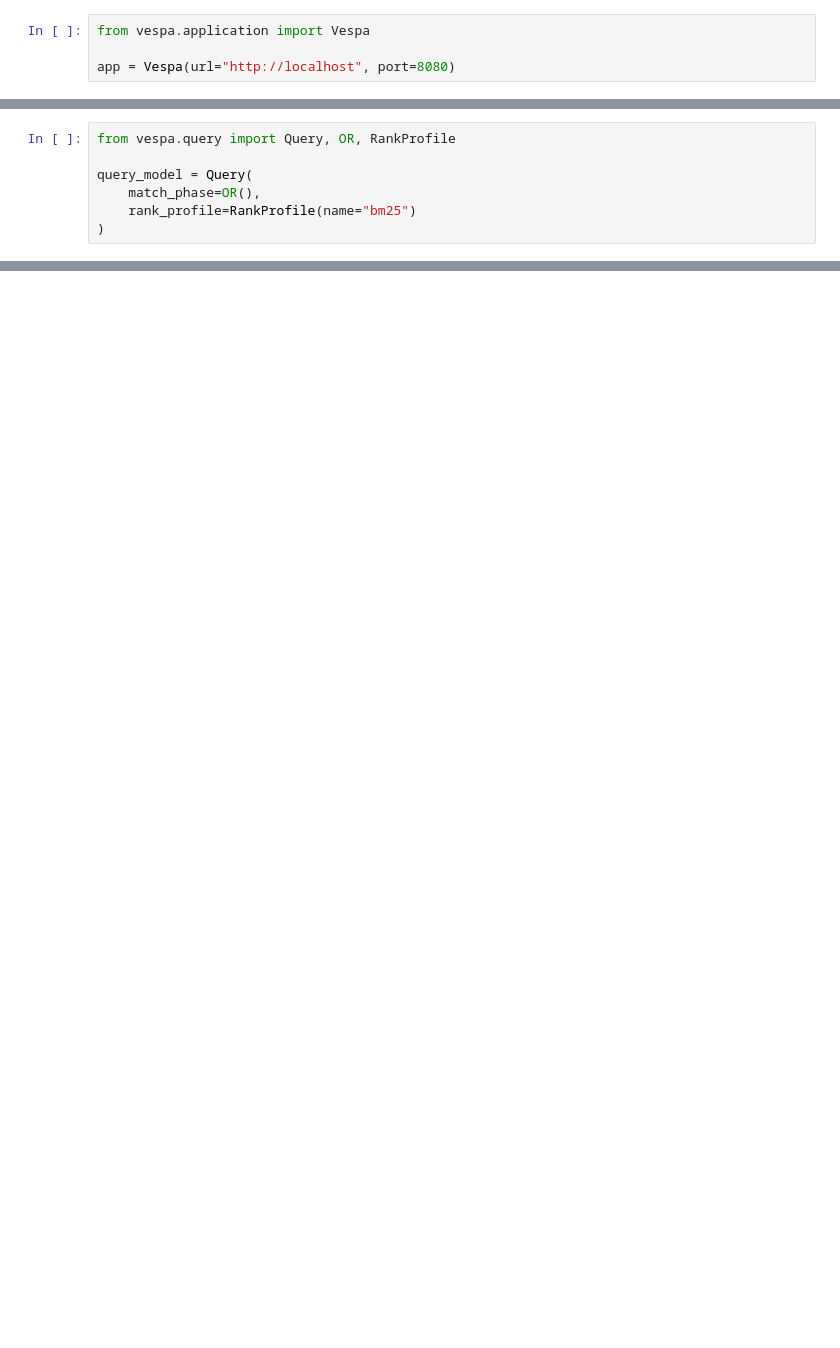
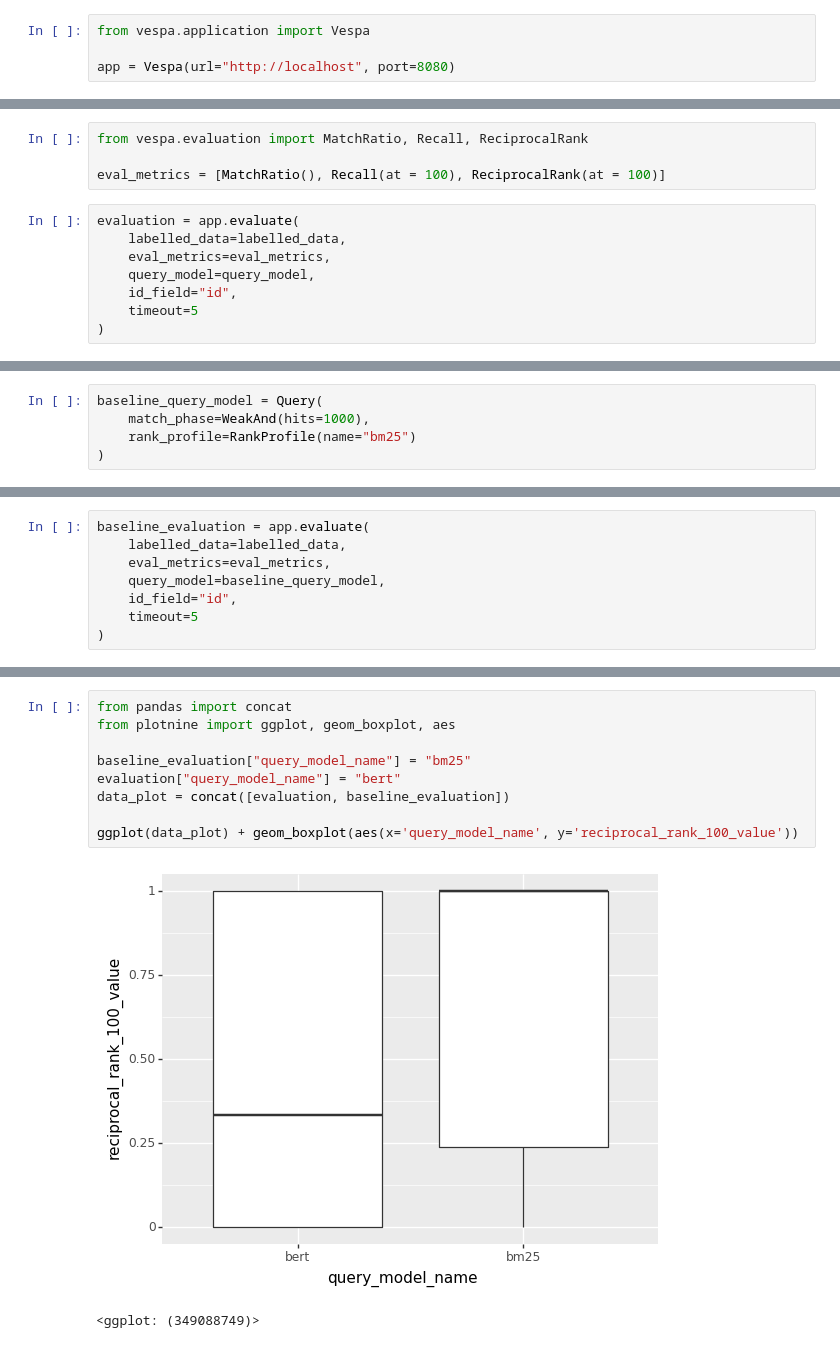
Before and after one commit to thigm85/blog, a Jupyter notebook: _notebooks/2020-05-15-msmarco-evaluation.ipynb, the cells around one changed output, grey strips where cells are left out. Saved outputs shown, nothing was run; the diff lists cells and outputs as text; blank space fills up the shorter version.

Commit message:
finish the msmarco blog post using the vespa api

```diff
--- a/_notebooks/2020-05-15-msmarco-evaluation.ipynb
+++ b/_notebooks/2020-05-15-msmarco-evaluation.ipynb
@@ -4,0 +94,12 @@ app = Vespa(url="http://localhost", port=8080)
+# %%
+from vespa.evaluation import MatchRatio, Recall, ReciprocalRank
+
+eval_metrics = [MatchRatio(), Recall(at = 100), ReciprocalRank(at = 100)]
+# %%
+evaluation = app.evaluate(
+    labelled_data=labelled_data,
+    eval_metrics=eval_metrics,
+    query_model=query_model,
+    id_field="id",
+    timeout=5
+)
@@ -5,7 +117,5 @@ app = Vespa(url="http://localhost", port=8080)
 # %%
-from vespa.query import Query, OR, RankProfile
-
-query_model = Query(
-    match_phase=OR(),
+baseline_query_model = Query(
+    match_phase=WeakAnd(hits=1000),
     rank_profile=RankProfile(name="bm25")
 )
@@ -31,0 +122,8 @@ app.query(query="this is a test", query_model=query_model)
+# %%
+baseline_evaluation = app.evaluate(
+    labelled_data=labelled_data,
+    eval_metrics=eval_metrics,
+    query_model=baseline_query_model,
+    id_field="id",
+    timeout=5
+)
@@ -31,0 +189,12 @@ app.query(query="this is a test", query_model=query_model)
+# %%
+from pandas import concat
+from plotnine import ggplot, geom_boxplot, aes
+
+baseline_evaluation["query_model_name"] = "bm25"
+evaluation["query_model_name"] = "bert"
+data_plot = concat([evaluation, baseline_evaluation])
+
+ggplot(data_plot) + geom_boxplot(aes(x='query_model_name', y='reciprocal_rank_100_value'))
+# %% [output]
+[figure, added]
+<ggplot: (349088749)>
```
Also changed, not shown: parts of 40 cells of this notebook.
